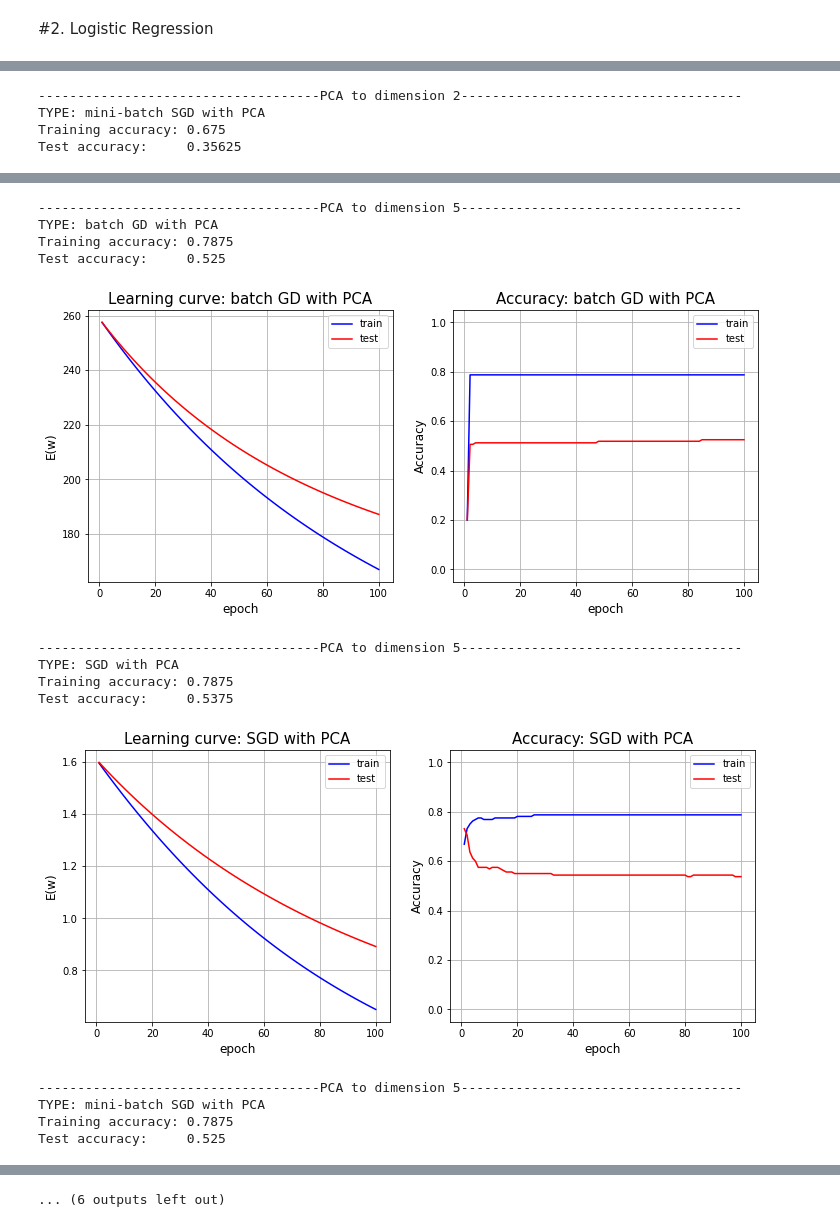
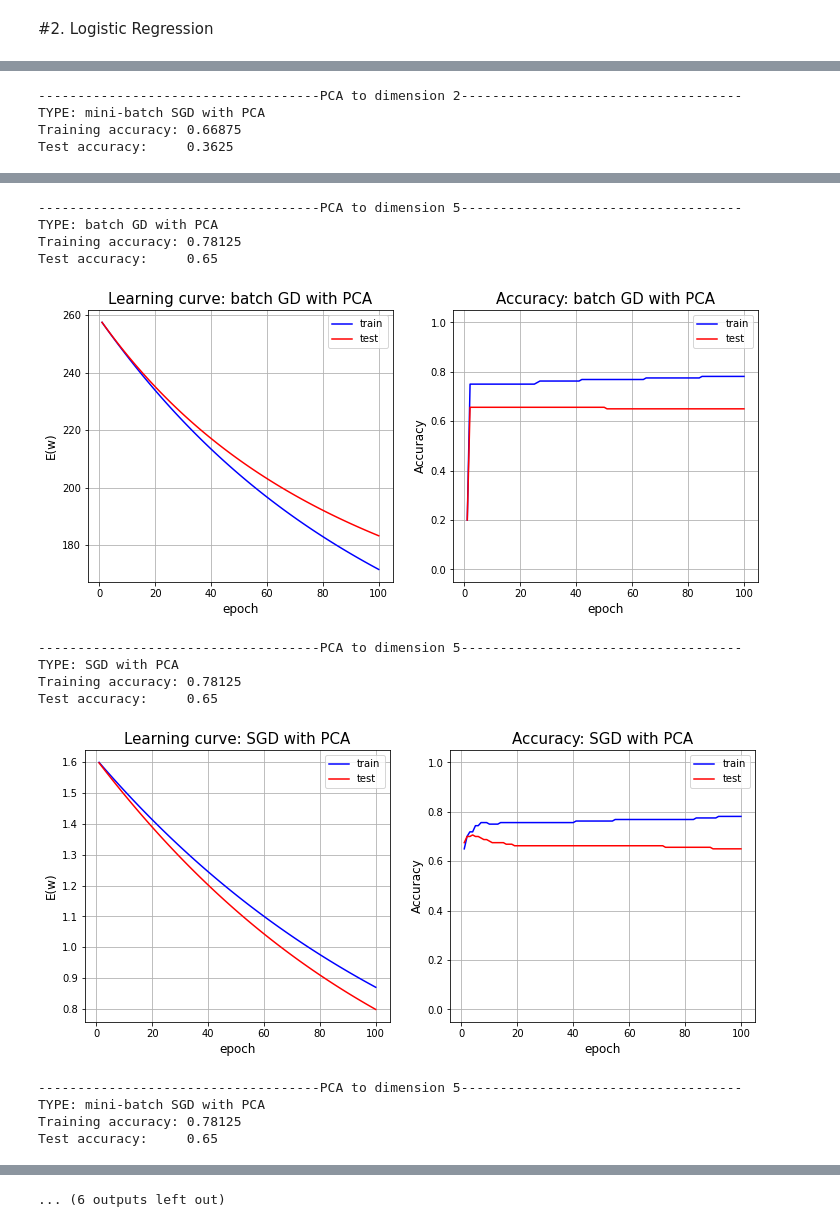
Before and after one commit to Louis5228/2020-Machine-Learning, a Jupyter notebook: 309512014_HW2.ipynb, the cells around one changed output, grey strips where cells are left out. Saved outputs shown, nothing was run; the diff lists cells and outputs as text; code cells hidden in the pictures.

```diff
--- a/309512014_HW2.ipynb
+++ b/309512014_HW2.ipynb
@@ -263,11 +258,11 @@ Test accuracy:     0.875
 # %%
 # 2.(a)
 D = [2, 5, 10] # dimension
-train_x = train_x - np.mean(train_x, axis=0)
-U, Sigma, Vh = np.linalg.svd(train_x.T)
+new_train_x = train_x - np.mean(train_x, axis=0)
+U, Sigma, Vh = np.linalg.svd(new_train_x.T)
 for d in range(len(D)):
-  pca_train_x = np.dot(train_x, U[:,:D[d]])
-  pca_test_x = np.dot(test_x, U[:,:D[d]])
+  pca_train_x = np.dot(new_train_x, U[:,:D[d]]) # PCA
+  pca_test_x = np.dot(test_x, U[:,:D[d]]) # PCA
 
   train_data_N = class_num * img_num / 2
   case_l = ['batch GD','SGD','mini-batch SGD']
@@ -357,4 +352,4 @@ Test accuracy:     0.35625
 ------------------------------------PCA to dimension 2------------------------------------
 TYPE: mini-batch SGD with PCA
-Training accuracy: 0.675
-Test accuracy:     0.35625
+Training accuracy: 0.66875
+Test accuracy:     0.3625
@@ -362,14 +357,14 @@ Test accuracy:     0.35625
 ------------------------------------PCA to dimension 5------------------------------------
 TYPE: batch GD with PCA
-Training accuracy: 0.7875
-Test accuracy:     0.525
+Training accuracy: 0.78125
+Test accuracy:     0.65
-[figure, old version]
+[figure, new version]
 ------------------------------------PCA to dimension 5------------------------------------
 TYPE: SGD with PCA
-Training accuracy: 0.7875
-Test accuracy:     0.5375
+Training accuracy: 0.78125
+Test accuracy:     0.65
-[figure, old version]
+[figure, new version]
 ------------------------------------PCA to dimension 5------------------------------------
 TYPE: mini-batch SGD with PCA
-Training accuracy: 0.7875
-Test accuracy:     0.525
+Training accuracy: 0.78125
+Test accuracy:     0.65
```
Also changed, not shown: parts of 7 cells of this notebook.
